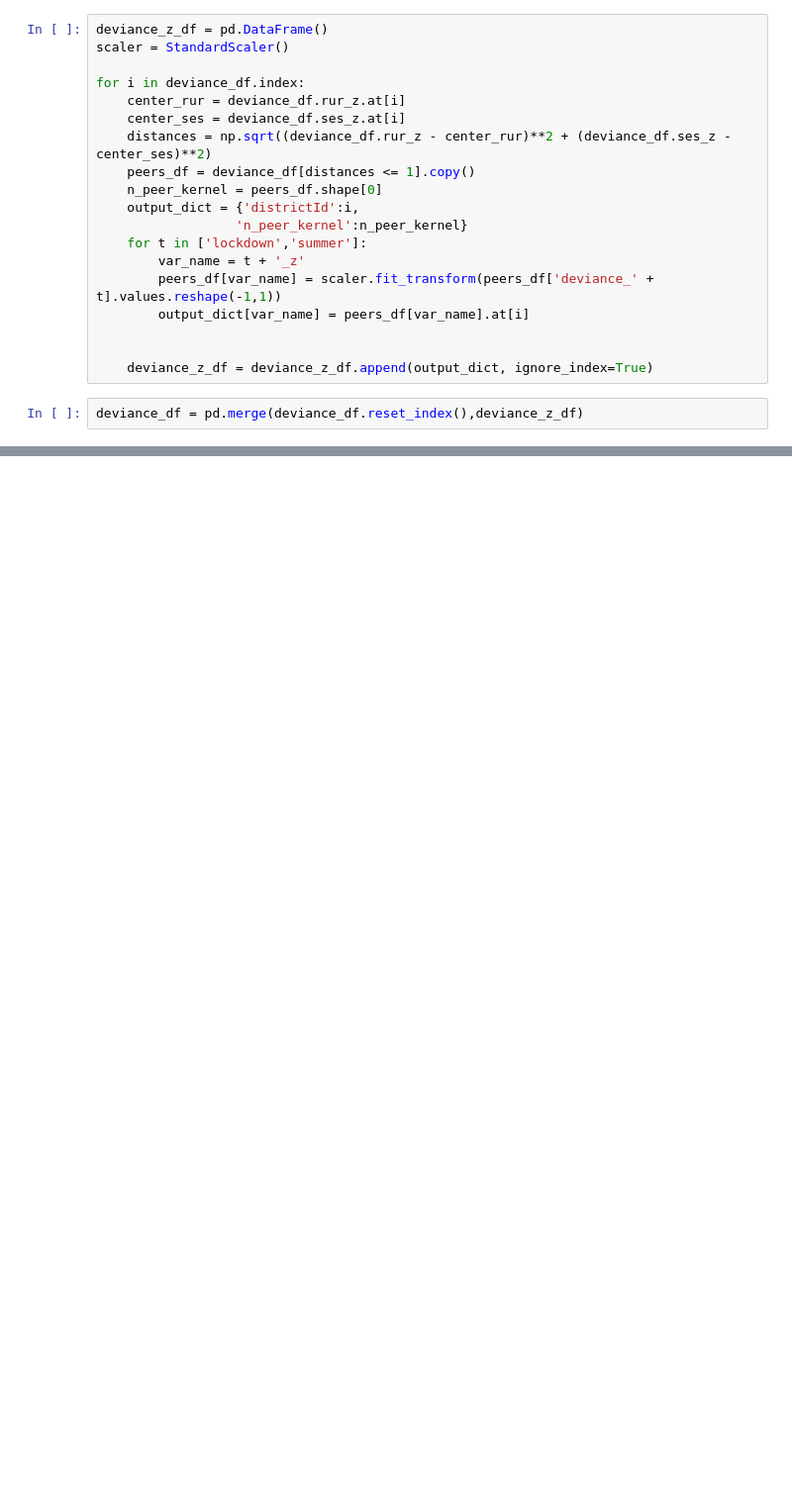
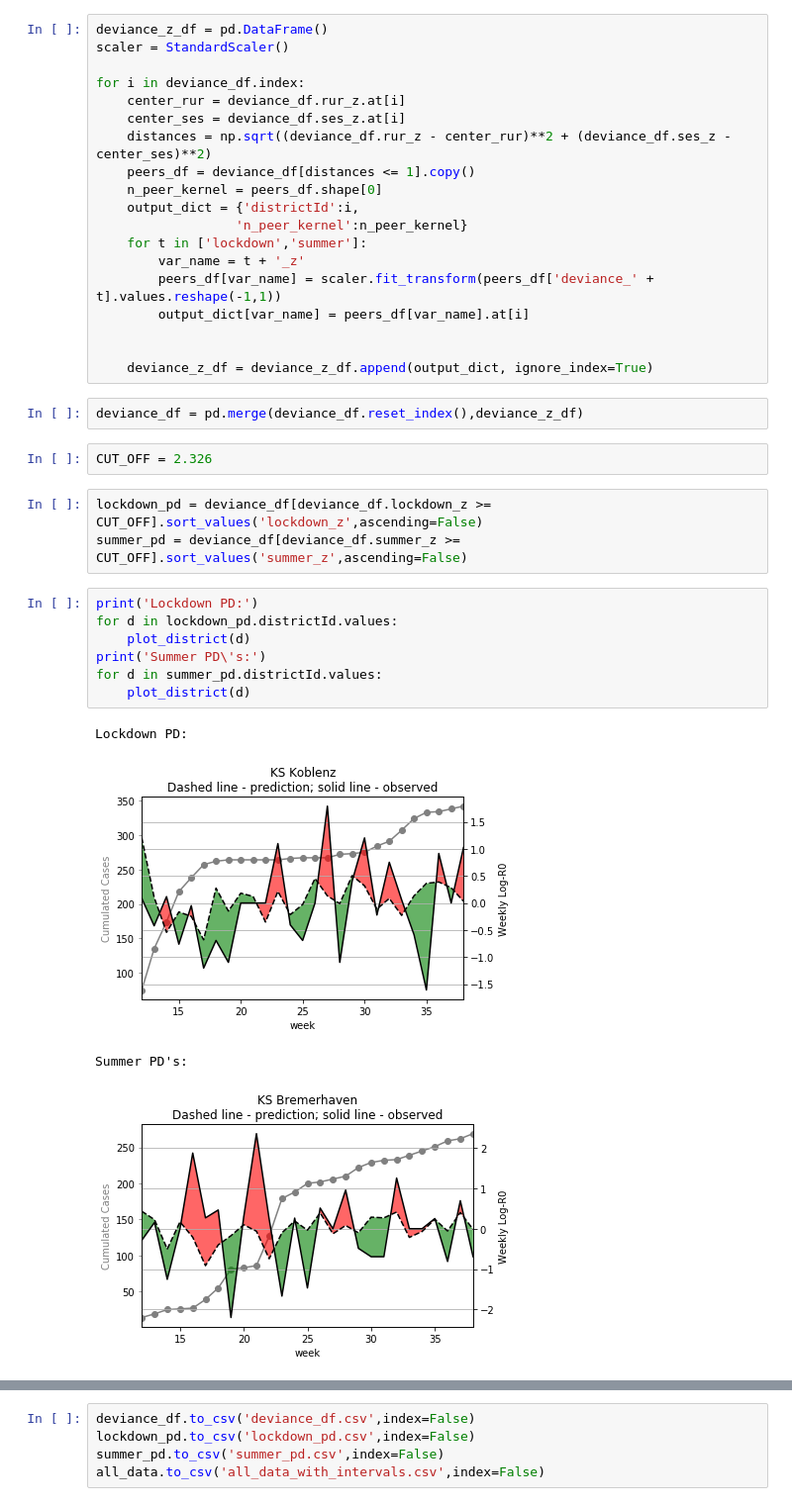
Before and after one commit to gizdatalab/Covid_DPPD, a Jupyter notebook: 06_deviance_analysis.ipynb, the cells around one changed output, grey strips where cells are left out. Shown at 99% size. Cells and saved outputs as stored; diff of their text form; blank space fills up the shorter version.

```diff
--- a/06_deviance_analysis.ipynb
+++ b/06_deviance_analysis.ipynb
@@ -113,3 +102,20 @@ for i in deviance_df.index:
     deviance_z_df = deviance_z_df.append(output_dict, ignore_index=True)
 # %%
 deviance_df = pd.merge(deviance_df.reset_index(),deviance_z_df)
+# %%
+CUT_OFF = 2.326
+# %%
+lockdown_pd = deviance_df[deviance_df.lockdown_z >= CUT_OFF].sort_values('lockdown_z',ascending=False)
+summer_pd = deviance_df[deviance_df.summer_z >= CUT_OFF].sort_values('summer_z',ascending=False)
+# %%
+print('Lockdown PD:')
+for d in lockdown_pd.districtId.values:
+    plot_district(d)
+print('Summer PD\'s:')
+for d in summer_pd.districtId.values:
+    plot_district(d)
+# %% [output]
+Lockdown PD:
+[figure, added]
+Summer PD's:
+[figure, added]
@@ -115,0 +127,5 @@ deviance_df = pd.merge(deviance_df.reset_index(),deviance_z_df)
+# %%
+deviance_df.to_csv('deviance_df.csv',index=False)
+lockdown_pd.to_csv('lockdown_pd.csv',index=False)
+summer_pd.to_csv('summer_pd.csv',index=False)
+all_data.to_csv('all_data_with_intervals.csv',index=False)
```
Also changed, not shown: parts of 17 cells of this notebook, 4 other files.
